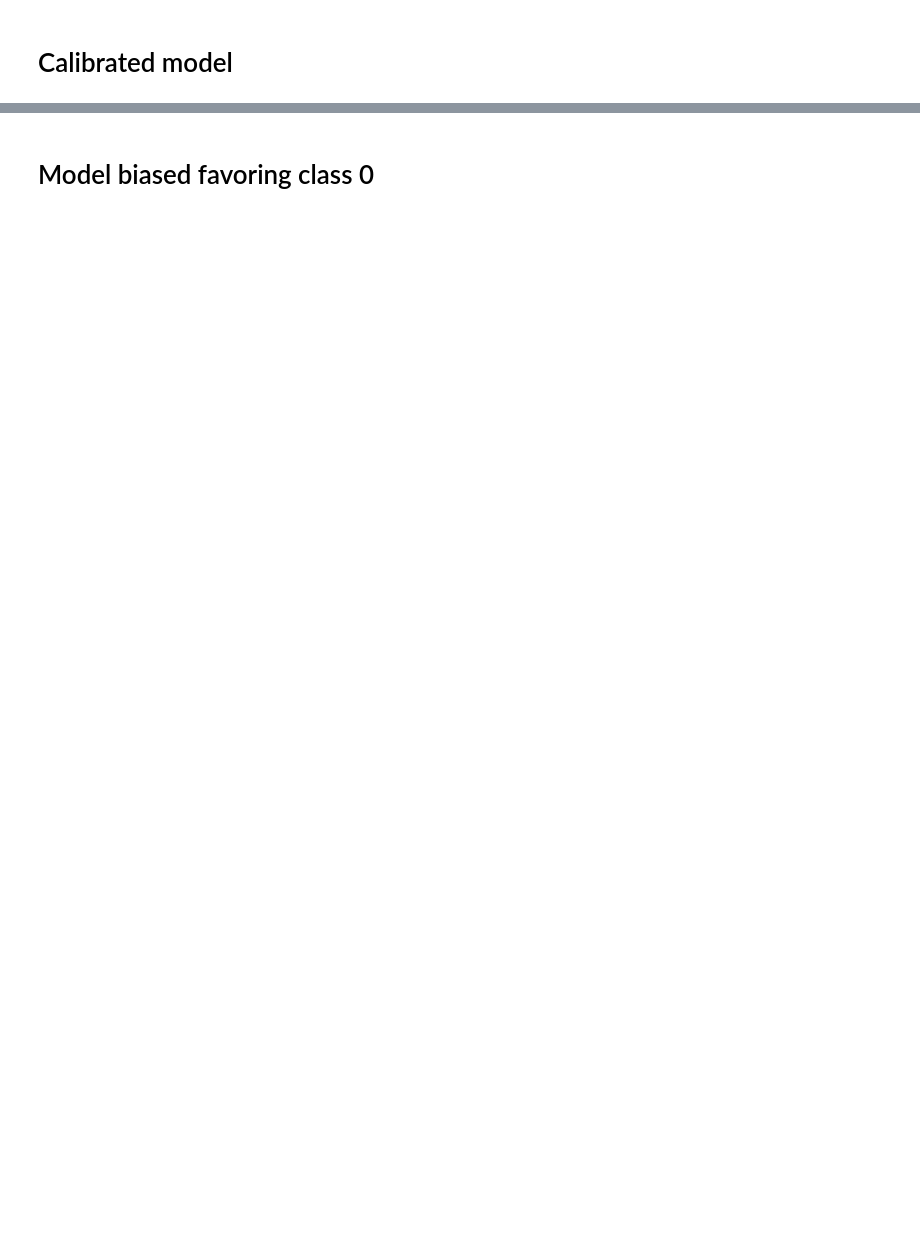
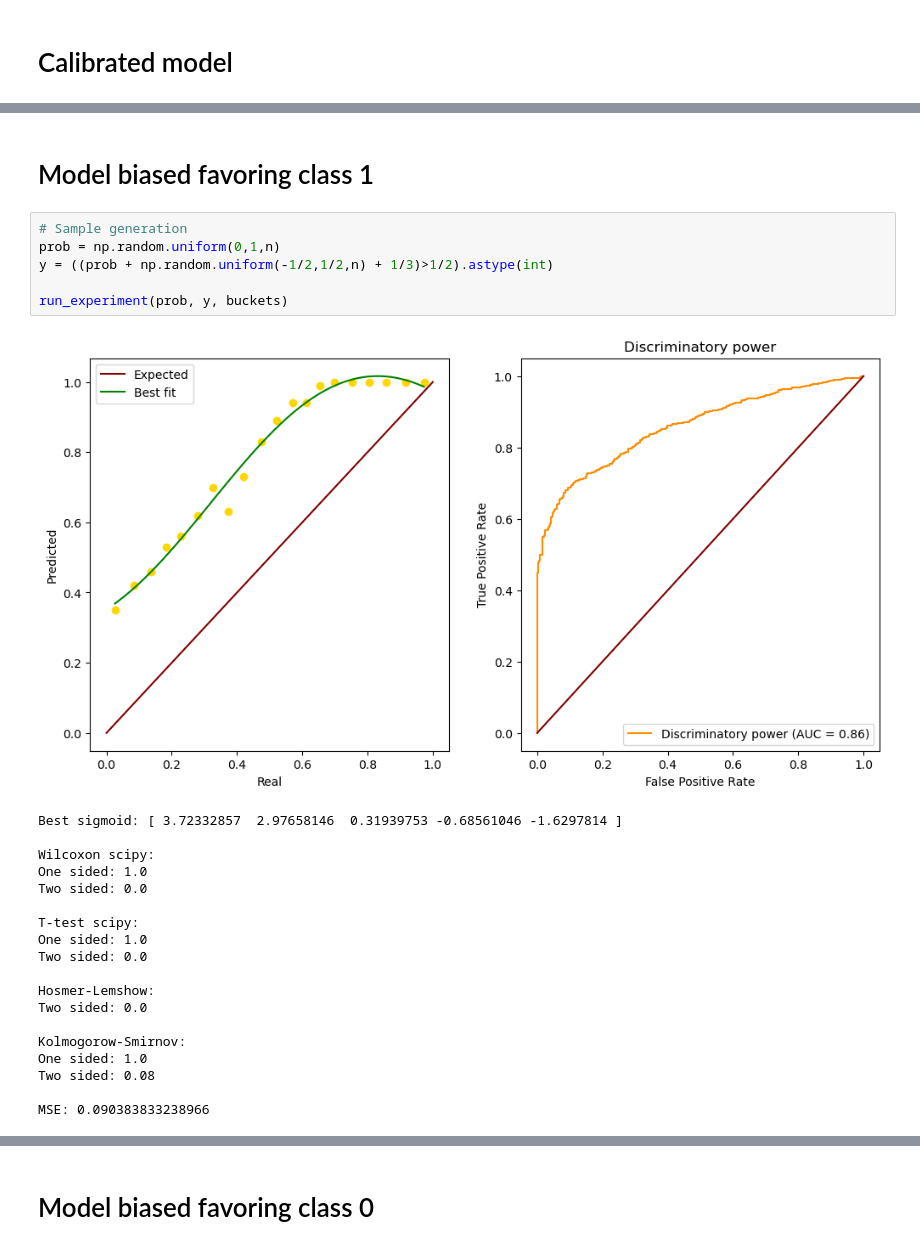
Before and after one commit to pawlik0wskim/BalancingMethodsNLP, a Jupyter notebook: Experiments_with_statistical_tests.ipynb, the cells around one changed output, grey strips where cells are left out. Cells and saved outputs as stored; diff of their text form; blank space fills up the shorter version.

```diff
--- a/Experiments_with_statistical_tests.ipynb
+++ b/Experiments_with_statistical_tests.ipynb
@@ -115,0 +188,28 @@ MSE: 0.0016190357448918815
+# %% [markdown]
+# Model biased favoring class 1
+# %%
+# Sample generation
+prob = np.random.uniform(0,1,n)
+y = ((prob + np.random.uniform(-1/2,1/2,n) + 1/3)>1/2).astype(int)
+
+run_experiment(prob, y, buckets)
+# %% [output]
+[figure, added]
+Best sigmoid: [ 3.72332857  2.97658146  0.31939753 -0.68561046 -1.6297814 ]
+
+Wilcoxon scipy:
+One sided: 1.0
+Two sided: 0.0
+
+T-test scipy:
+One sided: 1.0
+Two sided: 0.0
+
+Hosmer-Lemshow:
+Two sided: 0.0
+
+Kolmogorow-Smirnov:
+One sided: 1.0
+Two sided: 0.08
+
+MSE: 0.090383833238966
```
Also changed, not shown: parts of 26 cells of this notebook, 1 other file.
